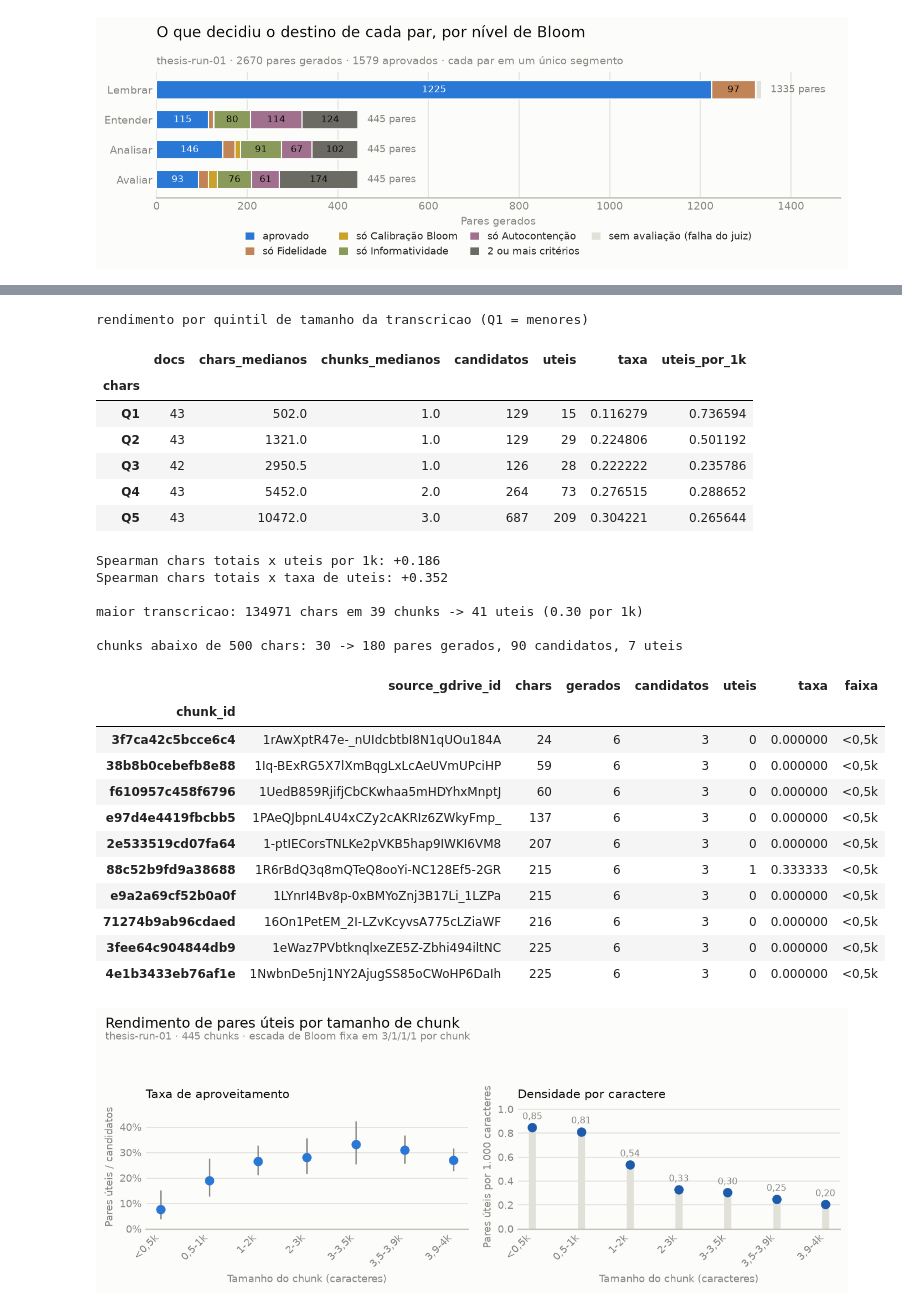
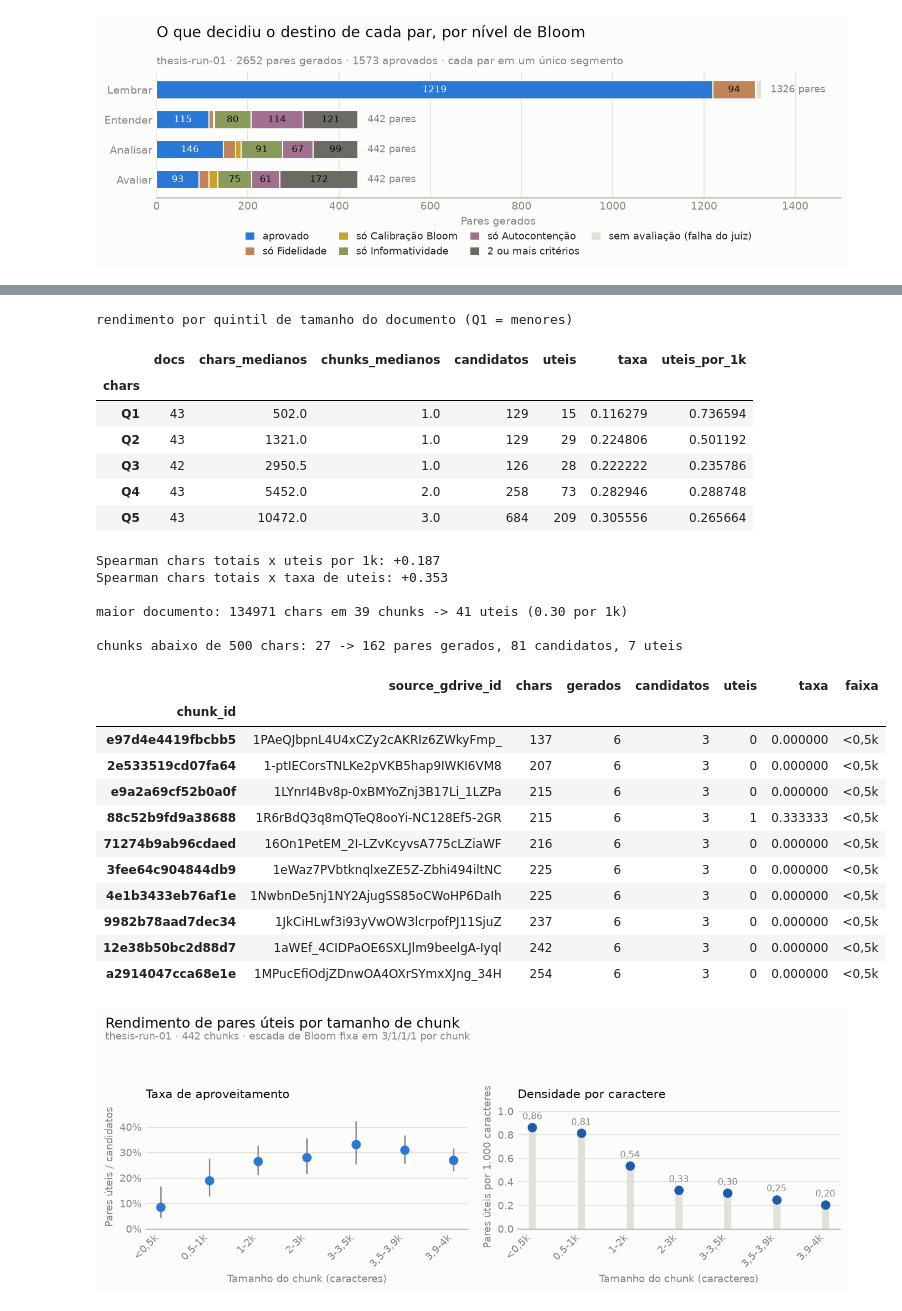
Before and after one commit to FredDsR/arandu, a Jupyter notebook: notebooks/bloom.ipynb, the cells around one changed output, grey strips where cells are left out. Drawn from its saved outputs; the diff is of its cells as text; code cells hidden in the pictures.

```diff
--- a/notebooks/bloom.ipynb
+++ b/notebooks/bloom.ipynb
@@ -63,6 +71,15 @@ CEP_DIR = cep_outputs_dir()
 # Campos de texto longo descartados do DataFrame (ficam so como tamanho).
 HEAVY_FIELDS = ("context", "generation_prompt", "generation_thinking")
 
+# Piso de tamanho de chunk. O chunker `cep_4k` fatia em janelas de 4000
+# caracteres e emite o resto sem piso, entao a cauda tem chunks de 24 a 60
+# caracteres. Nenhum deles e documento curto: sao sobras de documentos
+# saudaveis (o menor documento do corpus tem 215 caracteres). Como o gerador
+# pede a escada de Bloom completa de qualquer chunk, esses restos entram na
+# contagem sem base textual para sustentar um par, e os aprovados que produzem
+# sao eco do bloco de metadados. Ficam fora de toda a analise.
+MIN_CHUNK_CHARS = 100
+
 CEP_FILES = sorted(CEP_DIR.glob("*_cep_qa.json"))
 print(f"runs com saida CEP: {available_runs()}")
 RUN_ID, CEP_DIR, len(CEP_FILES)
@@ -175,3 +249,27 @@ df.head()
+# %%
+grouped = df[df.is_valid & (df.bloom_level != "remember")][["chunk_id", "source_gdrive_id"]].groupby("chunk_id").count()
+chunk_ids = grouped[grouped.source_gdrive_id == 3].index.to_list()
+score_cols = [c for c in df.columns if c.startswith("score_")]
+text = ""
+for idx, chunk_id in enumerate(chunk_ids):
+    text += f"# Chunk {idx+1}/{len(chunk_ids)}: {chunk_id}\n"
+    for _, row in df[
+        (df.chunk_id==chunk_id)
+        # & df.is_valid
+        # & (df.bloom_level != "remember")
+        ][["source_gdrive_id", "question", "answer", "bloom_level", *score_cols]].iterrows():
+        text += f"""
+## Bloom Level: {row["bloom_level"]}
+
+Question: {row["question"]}\n
+
+Answer: {row["answer"]}\n
+Scores: {", ".join(f"{col}: {row[col]}" for col in score_cols)}\n
+
+"""
+
+with open("pares-uteis-no-mesmo-chunk.md", "w") as f:
+    f.write(text)
 # %%
 # Conferencia rapida: cobertura das colunas e distribuicoes principais.
 display(df.dtypes.to_frame("dtype"))
@@ -1346,10 +1446,10 @@ Spearman tamanho do chunk x taxa de uteis do chunk: +0.122
 # %%
 def per_document_yield(chunks: pd.DataFrame, quantis: int = 5) -> tuple[pd.DataFrame, pd.DataFrame]:
-    """Rendimento por transcricao e por quintil de tamanho total.
+    """Rendimento por documento e por quintil de tamanho total.
 
     Args:
         chunks: Frame de `chunk_table`.
-        quantis: Numero de faixas de tamanho total de transcricao.
+        quantis: Numero de faixas de tamanho total de documento.
 
     Returns:
         Par (`por_doc`, `por_quantil`): o primeiro indexado por
@@ -1379,52 +1479,52 @@ def per_document_yield(chunks: pd.DataFrame, quantis: int = 5) -> tuple[pd.DataF
     return por_doc, por_quantil
 
 
 por_doc, por_quantil = per_document_yield(chunks)
-print("rendimento por quintil de tamanho da transcricao (Q1 = menores)")
+print("rendimento por quintil de tamanho do documento (Q1 = menores)")
 display(por_quantil.drop(columns="chars"))
 
 print(f"Spearman chars totais x uteis por 1k: {spearman(por_doc['chars'], por_doc['uteis_por_1k']):+.3f}")
 print(f"Spearman chars totais x taxa de uteis: {spearman(por_doc['chars'], por_doc['taxa']):+.3f}")
 
 maior = por_doc.sort_values("chars").iloc[-1]
 print(
-    f"\nmaior transcricao: {int(maior['chars'])} chars em {int(maior['n_chunks'])} chunks"
+    f"\nmaior documento: {int(maior['chars'])} chars em {int(maior['n_chunks'])} chunks"
     f" -> {int(maior['uteis'])} uteis ({maior['uteis_por_1k']:.2f} por 1k)"
 )
 
 # Chunks-resto: o chunker nao tem piso, entao sobras minusculas ainda recebem a
 # escada completa de 6 pares.
 restos = chunks[chunks["chars"] < 500].sort_values("chars")
 print(f"\nchunks abaixo de 500 chars: {len(restos)} -> {int(restos['gerados'].sum())} pares"
       f" gerados, {int(restos['candidatos'].sum())} candidatos, {int(restos['uteis'].sum())} uteis")
 display(restos.head(10))
 # %% [output]
-rendimento por quintil de tamanho da transcricao (Q1 = menores)
+rendimento por quintil de tamanho do documento (Q1 = menores)
 |  | docs | chars_medianos | chunks_medianos | candidatos | uteis | taxa | uteis_por_1k |
 | chars |  |  |  |  |  |  |  |
 | Q1 | 43 | 502.0 | 1.0 | 129 | 15 | 0.116279 | 0.736594 |
 | Q2 | 43 | 1321.0 | 1.0 | 129 | 29 | 0.224806 | 0.501192 |
 | Q3 | 42 | 2950.5 | 1.0 | 126 | 28 | 0.222222 | 0.235786 |
-| Q4 | 43 | 5452.0 | 2.0 | 264 | 73 | 0.276515 | 0.288652 |
-| Q5 | 43 | 10472.0 | 3.0 | 687 | 209 | 0.304221 | 0.265644 |
+| Q4 | 43 | 5452.0 | 2.0 | 258 | 73 | 0.282946 | 0.288748 |
+| Q5 | 43 | 10472.0 | 3.0 | 684 | 209 | 0.305556 | 0.265664 |
-Spearman chars totais x uteis por 1k: +0.186
-Spearman chars totais x taxa de uteis: +0.352
+Spearman chars totais x uteis por 1k: +0.187
+Spearman chars totais x taxa de uteis: +0.353
 
-maior transcricao: 134971 chars em 39 chunks -> 41 uteis (0.30 por 1k)
+maior documento: 134971 chars em 39 chunks -> 41 uteis (0.30 por 1k)
 
-chunks abaixo de 500 chars: 30 -> 180 pares gerados, 90 candidatos, 7 uteis
+chunks abaixo de 500 chars: 27 -> 162 pares gerados, 81 candidatos, 7 uteis
 |  | source_gdrive_id | chars | gerados | candidatos | uteis | taxa | faixa |
 | chunk_id |  |  |  |  |  |  |  |
-| 3f7ca42c5bcce6c4 | 1rAwXptR47e-_nUIdcbtbI8N1qUOu184A | 24 | 6 | 3 | 0 | 0.000000 | <0,5k |
-| 38b8b0cebefb8e88 | 1Iq-BExRG5X7lXmBqgLxLcAeUVmUPciHP | 59 | 6 | 3 | 0 | 0.000000 | <0,5k |
-| f610957c458f6796 | 1UedB859RjifjCbCKwhaa5mHDYhxMnptJ | 60 | 6 | 3 | 0 | 0.000000 | <0,5k |
 | e97d4e4419fbcbb5 | 1PAeQJbpnL4U4xCZy2cAKRIz6ZWkyFmp_ | 137 | 6 | 3 | 0 | 0.000000 | <0,5k |
 | 2e533519cd07fa64 | 1-ptIECorsTNLKe2pVKB5hap9IWKI6VM8 | 207 | 6 | 3 | 0 | 0.000000 | <0,5k |
+| e9a2a69cf52b0a0f | 1LYnrI4Bv8p-0xBMYoZnj3B17Li_1LZPa | 215 | 6 | 3 | 0 | 0.000000 | <0,5k |
 | 88c52b9fd9a38688 | 1R6rBdQ3q8mQTeQ8ooYi-NC128Ef5-2GR | 215 | 6 | 3 | 1 | 0.333333 | <0,5k |
-| e9a2a69cf52b0a0f | 1LYnrI4Bv8p-0xBMYoZnj3B17Li_1LZPa | 215 | 6 | 3 | 0 | 0.000000 | <0,5k |
 | 71274b9ab96cdaed | 16On1PetEM_2I-LZvKcyvsA775cLZiaWF | 216 | 6 | 3 | 0 | 0.000000 | <0,5k |
 | 3fee64c904844db9 | 1eWaz7PVbtknqlxeZE5Z-Zbhi494iltNC | 225 | 6 | 3 | 0 | 0.000000 | <0,5k |
 | 4e1b3433eb76af1e | 1NwbnDe5nj1NY2AjugSS85oCWoHP6DaIh | 225 | 6 | 3 | 0 | 0.000000 | <0,5k |
+| 9982b78aad7dec34 | 1JkCiHLwf3i93yVwOW3lcrpofPJ11SjuZ | 237 | 6 | 3 | 0 | 0.000000 | <0,5k |
+| 12e38b50bc2d88d7 | 1aWEf_4CIDPaOE6SXLJlm9beelgA-Iyql | 242 | 6 | 3 | 0 | 0.000000 | <0,5k |
+| a2914047cca68e1e | 1MPucEfiOdjZDnwOA4OXrSYmxXJng_34H | 254 | 6 | 3 | 0 | 0.000000 | <0,5k |
 # %%
 def plot_chunk_yield(
     faixas: pd.DataFrame,
```
Also changed, not shown: parts of 21 cells of this notebook, 1 other file.
